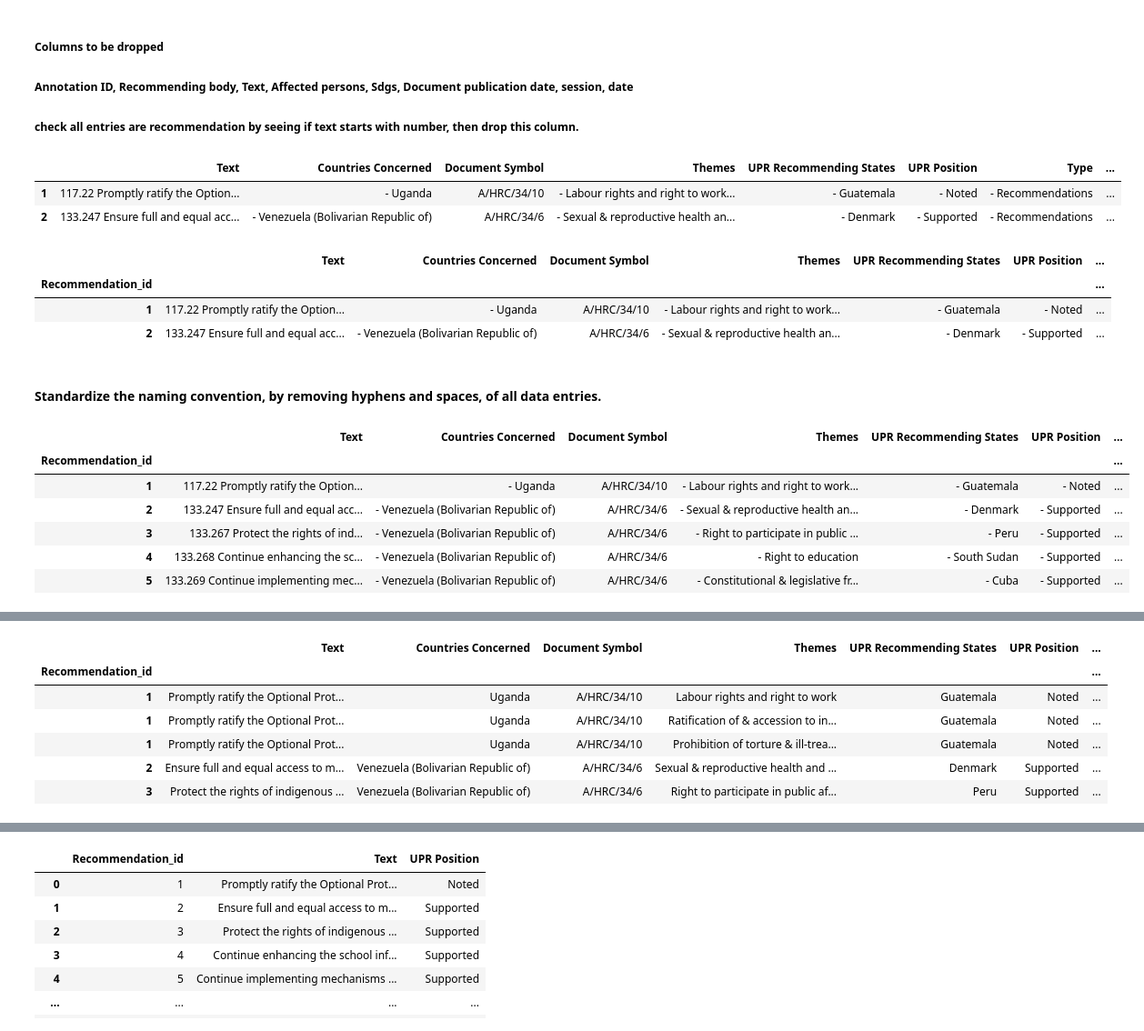
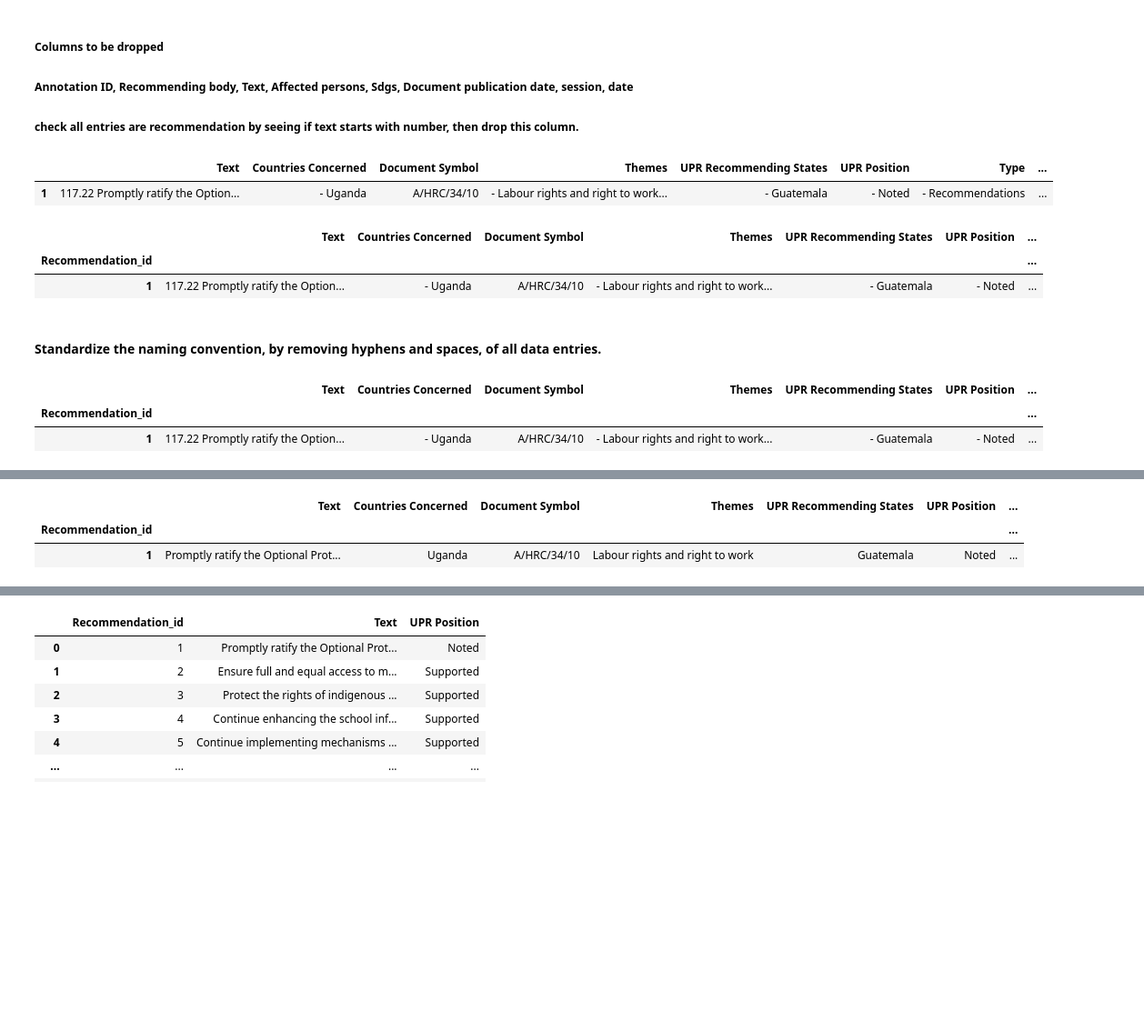
Before and after one commit to jandemeskel/UN-project, a Jupyter notebook: Ingestion.ipynb, the cells around one changed output, grey strips where cells are left out. Shown at 91% size. Saved outputs shown, nothing was run; the diff lists cells and outputs as text; code cells hidden in the pictures; blank space fills up the shorter version.

```diff
--- a/Ingestion.ipynb
+++ b/Ingestion.ipynb
@@ -37,11 +37,10 @@ drop_columns = ["OHCHR Annotation Id","Recommending Body", "Document Publication
 # %%
 df.drop(drop_columns, inplace=True, axis=1)
 # %%
-df.head(2)
+df.head(1)
 # %% [output]
 |  | Text | Countries Concerned | Document Symbol | Themes | UPR Recommending States | UPR Position | Type | ... |
 | 1 | 117.22 Promptly ratify the Option... | - Uganda | A/HRC/34/10 | - Labour rights and right to work... | - Guatemala | - Noted | - Recommendations | ... |
-| 2 | 133.247 Ensure full and equal acc... | - Venezuela (Bolivarian Republic of) | A/HRC/34/6 | - Sexual & reproductive health an... | - Denmark | - Supported | - Recommendations | ... |
 # %%
 def has_numbers(inputString):
     return bool(re.search(r'\d', inputString))
@@ -50,12 +49,11 @@ df = df[df['Text'].apply(lambda x: has_numbers(x))]
 df.drop(['Type'], inplace=True, axis=1)
 # %%
 df.index = df.index.set_names(['Recommendation_id'])
-df.head(2)
+df.head(1)
 # %% [output]
 |  | Text | Countries Concerned | Document Symbol | Themes | UPR Recommending States | UPR Position | ... |
 | Recommendation_id |  |  |  |  |  |  | ... |
 | 1 | 117.22 Promptly ratify the Option... | - Uganda | A/HRC/34/10 | - Labour rights and right to work... | - Guatemala | - Noted | ... |
-| 2 | 133.247 Ensure full and equal acc... | - Venezuela (Bolivarian Republic of) | A/HRC/34/6 | - Sexual & reproductive health an... | - Denmark | - Supported | ... |
 # %% [markdown]
 #### Standardize the naming convention, by removing hyphens and spaces, of all data entries.
 # %%
@@ -71,15 +69,11 @@ def add_empty_cell_string(df):
     return df
 # %%
 df2 = add_empty_cell_string(df)
-df2.head()
+df2.head(1)
 # %% [output]
 |  | Text | Countries Concerned | Document Symbol | Themes | UPR Recommending States | UPR Position | ... |
 | Recommendation_id |  |  |  |  |  |  | ... |
 | 1 | 117.22 Promptly ratify the Option... | - Uganda | A/HRC/34/10 | - Labour rights and right to work... | - Guatemala | - Noted | ... |
-| 2 | 133.247 Ensure full and equal acc... | - Venezuela (Bolivarian Republic of) | A/HRC/34/6 | - Sexual & reproductive health an... | - Denmark | - Supported | ... |
-| 3 | 133.267 Protect the rights of ind... | - Venezuela (Bolivarian Republic of) | A/HRC/34/6 | - Right to participate in public ... | - Peru | - Supported | ... |
-| 4 | 133.268 Continue enhancing the sc... | - Venezuela (Bolivarian Republic of) | A/HRC/34/6 | - Right to education | - South Sudan | - Supported | ... |
-| 5 | 133.269 Continue implementing mec... | - Venezuela (Bolivarian Republic of) | A/HRC/34/6 | - Constitutional & legislative fr... | - Cuba | - Supported | ... |
 # %%
 df2['Themes'] = df2['Themes'].str.split('\n')
 df2 = df2.explode('Themes')
@@ -102,15 +96,11 @@ dtypes: object(8)
 memory usage: 104.1+ KB
 # %%
 df3 = df2.applymap(lambda x: remove_leading_char(str(x)))
-df3.head()
+df3.head(1)
 # %% [output]
 |  | Text | Countries Concerned | Document Symbol | Themes | UPR Recommending States | UPR Position | ... |
 | Recommendation_id |  |  |  |  |  |  | ... |
 | 1 | Promptly ratify the Optional Prot... | Uganda | A/HRC/34/10 | Labour rights and right to work | Guatemala | Noted | ... |
-| 1 | Promptly ratify the Optional Prot... | Uganda | A/HRC/34/10 | Ratification of & accession to in... | Guatemala | Noted | ... |
-| 1 | Promptly ratify the Optional Prot... | Uganda | A/HRC/34/10 | Prohibition of torture & ill-trea... | Guatemala | Noted | ... |
-| 2 | Ensure full and equal access to m... | Venezuela (Bolivarian Republic of) | A/HRC/34/6 | Sexual & reproductive health and ... | Denmark | Supported | ... |
-| 3 | Protect the rights of indigenous ... | Venezuela (Bolivarian Republic of) | A/HRC/34/6 | Right to participate in public af... | Peru | Supported | ... |
 # %%
 df4 = df3
 df4['Recommending Regions'] = df4['Recommending Regions'].str.split('\n')
```
Also changed, not shown: parts of 22 cells of this notebook, 1 other file.
